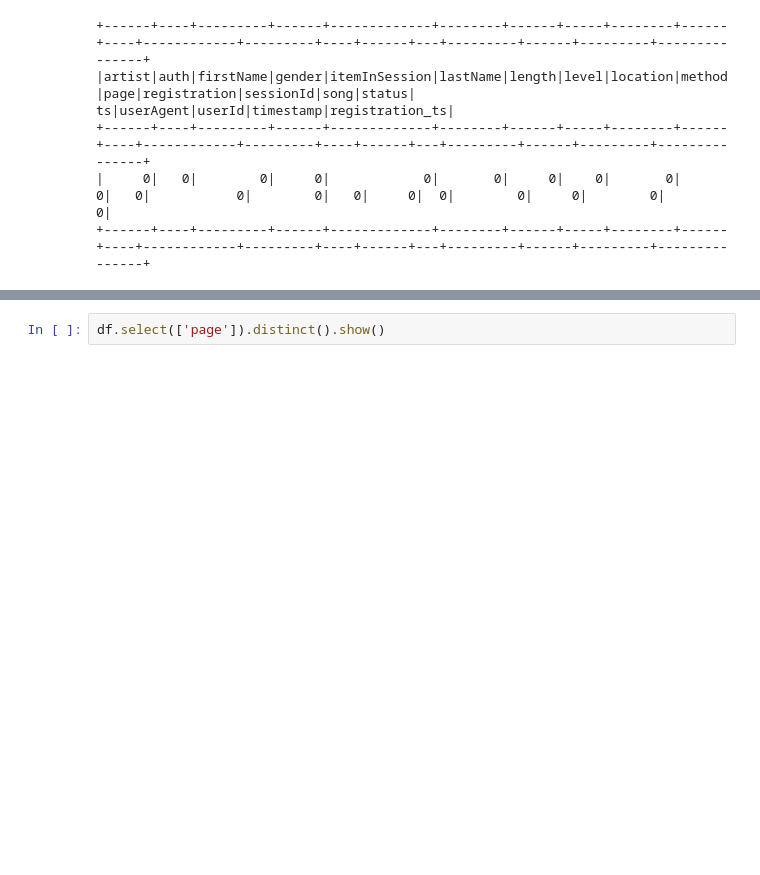
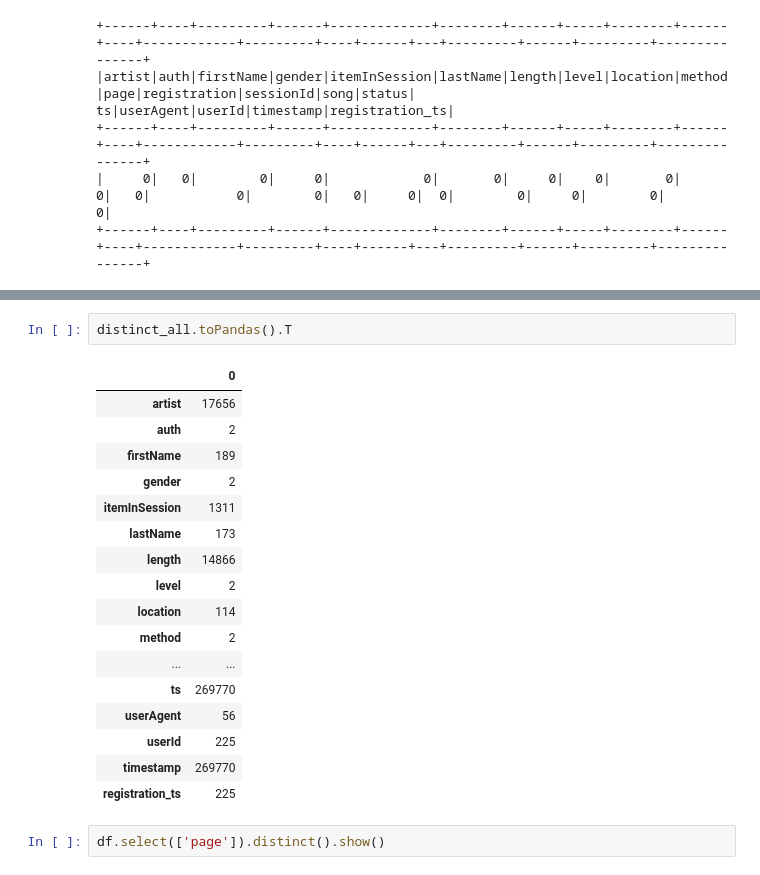
Before and after one commit to zhuzhy1214/sparkify, a Jupyter notebook: Sparkify.ipynb, the cells around one changed output, grey strips where cells are left out. Saved outputs shown, nothing was run; the diff lists cells and outputs as text; blank space fills up the shorter version.

```diff
--- a/Sparkify.ipynb
+++ b/Sparkify.ipynb
@@ -160,3 +155,23 @@ distinct_all.show()
+# %%
+distinct_all.toPandas().T
+# %% [output]
+|  | 0 |
+| artist | 17656 |
+| auth | 2 |
+| firstName | 189 |
+| gender | 2 |
+| itemInSession | 1311 |
+| lastName | 173 |
+| length | 14866 |
+| level | 2 |
+| location | 114 |
+| method | 2 |
+| ... | ... |
+| ts | 269770 |
+| userAgent | 56 |
+| userId | 225 |
+| timestamp | 269770 |
+| registration_ts | 225 |
 # %%
 df.select(['page']).distinct().show()
 # %% [output]
```
Also changed, not shown: parts of 15 cells of this notebook.
